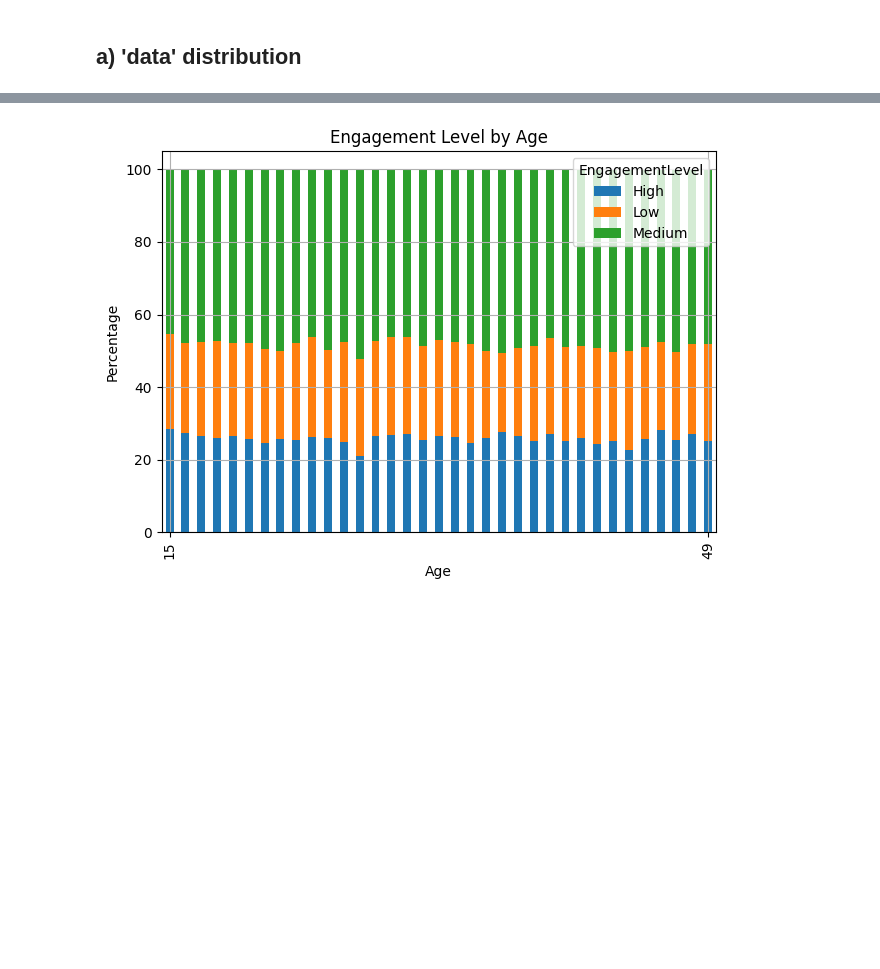
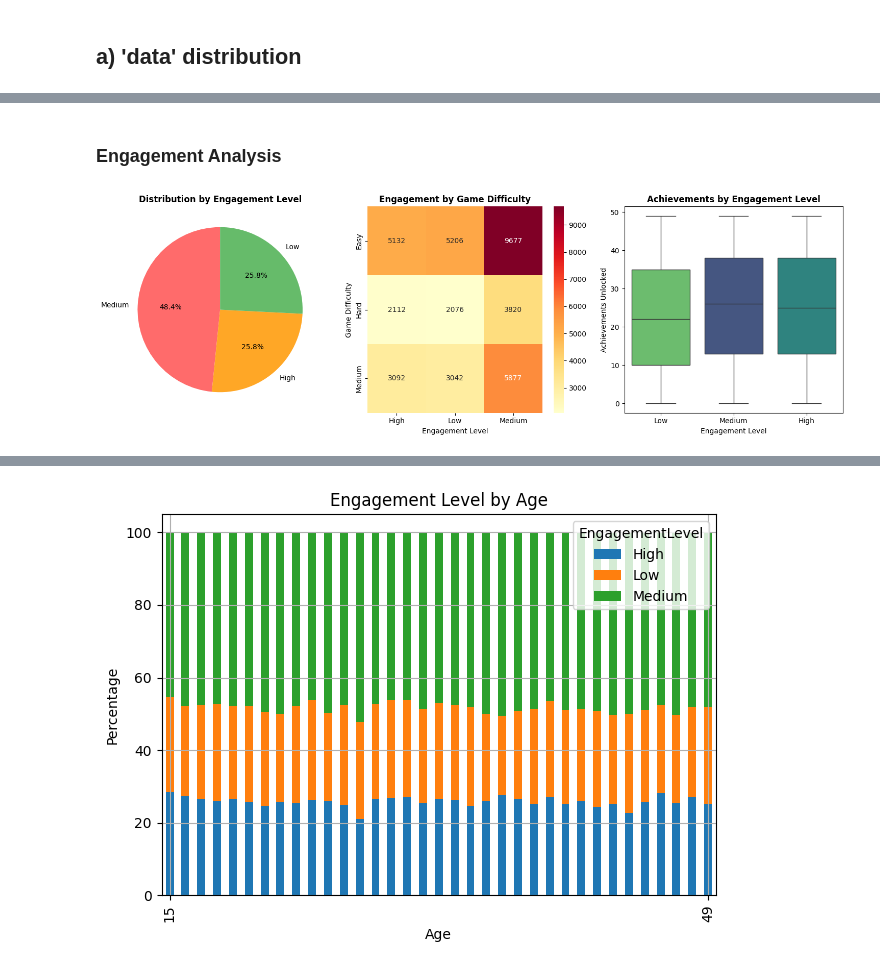
Before and after one commit to LogBlast/projectdata_group6, a Jupyter notebook: project_group6_with_FE&DP.ipynb, the cells around one changed output, grey strips where cells are left out. Saved outputs shown, nothing was run; the diff lists cells and outputs as text; code cells hidden in the pictures; blank space fills up the shorter version.

```diff
--- a/project_group6_with_FE&DP.ipynb
+++ b/project_group6_with_FE&DP.ipynb
@@ -166,0 +216,33 @@ plt.show()
+# %% [markdown]
+### Engagement Analysis
+# %%
+plt.figure(figsize=(15, 5))
+
+# Engagement distribution
+plt.subplot(1, 3, 1)
+engagement_counts = df['EngagementLevel'].value_counts()
+colors = ['#FF6B6B', '#FFA726', '#66BB6A']
+plt.pie(engagement_counts.values, labels=engagement_counts.index, autopct='%1.1f%%',
+        colors=colors, startangle=90)
+plt.title('Distribution by Engagement Level', fontweight='bold')
+
+# Engagement by difficulty
+plt.subplot(1, 3, 2)
+engagement_difficulty = pd.crosstab(df['GameDifficulty'], df['EngagementLevel'])
+sns.heatmap(engagement_difficulty, annot=True, fmt='d', cmap='YlOrRd')
+plt.title('Engagement by Game Difficulty', fontweight='bold')
+plt.xlabel('Engagement Level')
+plt.ylabel('Game Difficulty')
+
+# Achievements by engagement
+plt.subplot(1, 3, 3)
+sns.boxplot(data=df, x='EngagementLevel', y='AchievementsUnlocked',
+           order=['Low', 'Medium', 'High'], palette='viridis', hue='EngagementLevel')
+plt.title('Achievements by Engagement Level', fontweight='bold')
+plt.xlabel('Engagement Level')
+plt.ylabel('Achievements Unlocked')
+
+plt.tight_layout()
+plt.show()
+# %% [output]
+[figure, added]
```
Also changed, not shown: parts of 18 cells of this notebook, 1 other file.
